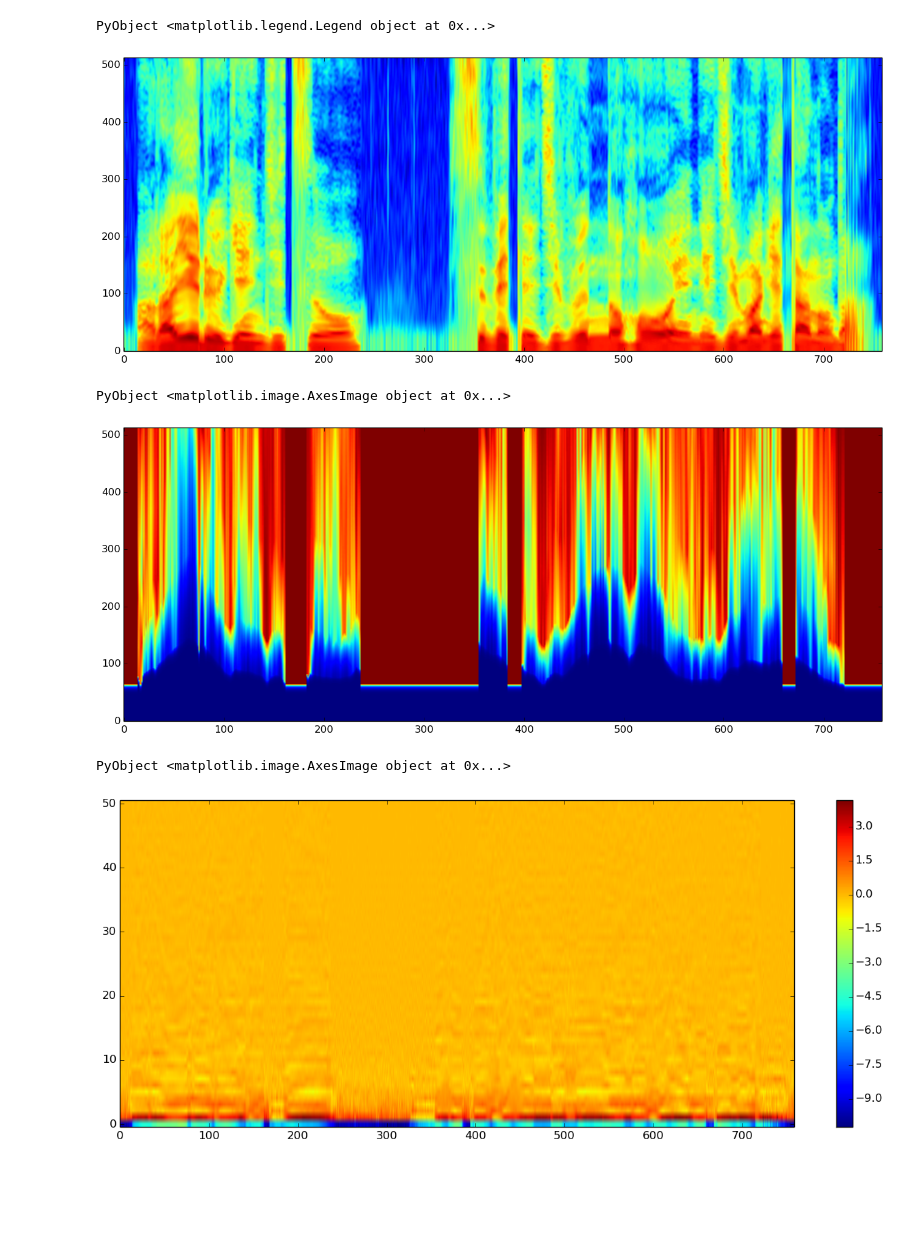
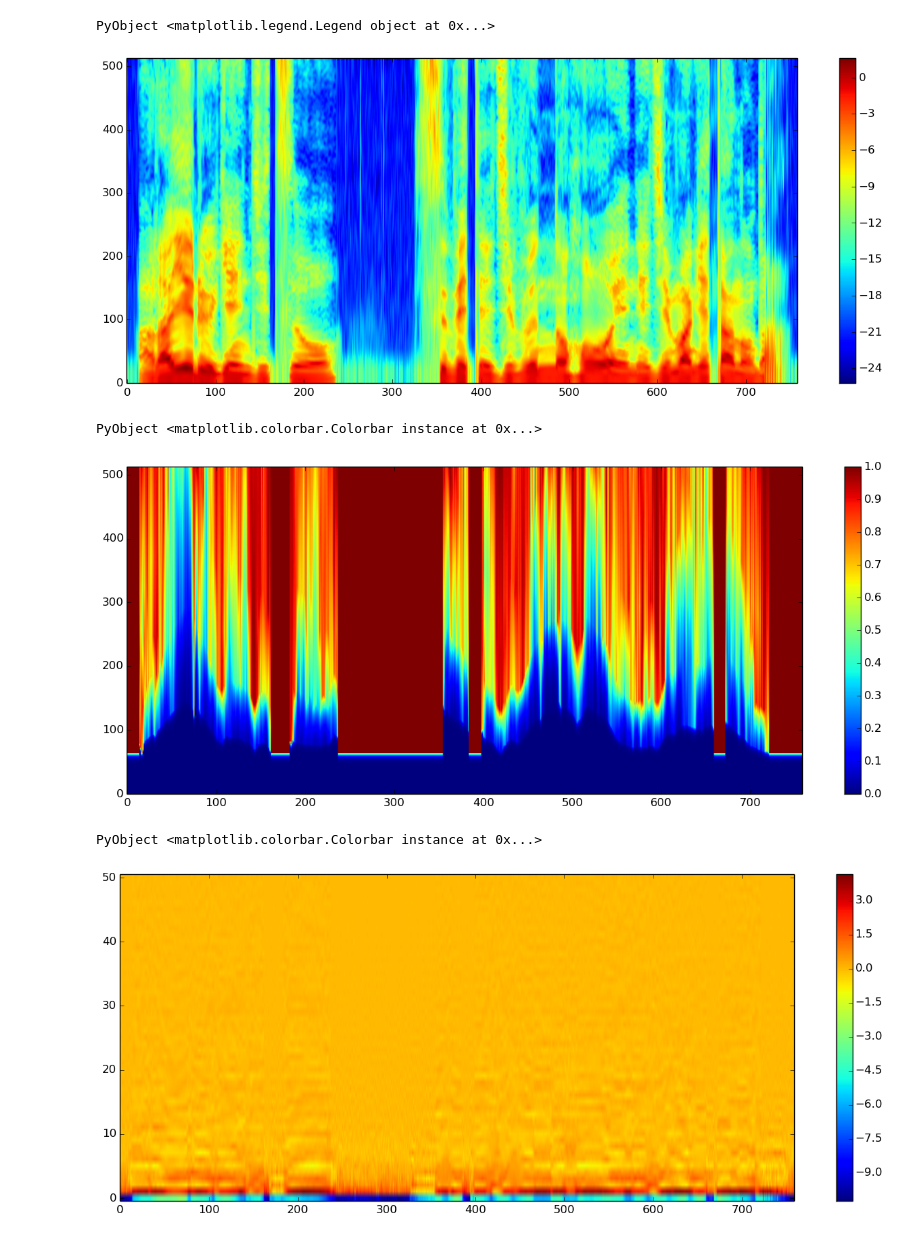
Before and after one commit to r9y9/VoiceConversion.jl, a Jupyter notebook: doc/Waveform synthesis from WORLD-based mel-cepstrum.ipynb, the cells around one changed output. Saved outputs shown, nothing was run; the diff lists cells and outputs as text; code cells hidden in the pictures; blank space fills up the shorter version.

```diff
--- a/doc/Waveform synthesis from WORLD-based mel-cepstrum.ipynb
+++ b/doc/Waveform synthesis from WORLD-based mel-cepstrum.ipynb
@@ -4,6 +7,5 @@ using PyPlot
 # %%
-using WAV
-data, fs = wavread("test.wav")
+data, fs = wavread(joinpath(Pkg.dir("VoiceConversion"), "test", "data", "test16k.wav"))
 data = vec(data) # monoral
 
 # Visualize the speech signal in time-domain
@@ -16,7 +18,5 @@ legend()
 [figure]
 PyObject <matplotlib.legend.Legend object at 0x...>
 # %%
-using WORLD
-
-w = World(fs=fs, period=5.0)
+w = World(fs, 5.0)
 # %% [output]
@@ -24,6 +24,6 @@ World(16000,5.0)
 # %%
 # Fundamental frequency (f0) estimation by DIO
-f0, timeaxis = dio1(w, data)
+f0, timeaxis = dio(w, data)
 
 figure(figsize=(16, 6), dpi=80, facecolor="w", edgecolor="k")
 plot(timeaxis, f0, label="F0 trajectory estimated by DIO")
@@ -41,22 +41,23 @@ PyObject <matplotlib.legend.Legend object at 0x...>
 # %%
 # Spectral envelope estimation by CheapTrick
 spectrogram = cheaptrick(w, data, timeaxis, f0)
 
 figure(figsize=(16, 6), dpi=80, facecolor="w", edgecolor="k")
 imshow(log(spectrogram), origin="lower", aspect="auto")
+colorbar()
 # %% [output]
-[figure, old version]
+[figure, new version]
-PyObject <matplotlib.image.AxesImage object at 0x...>
+PyObject <matplotlib.colorbar.Colorbar instance at 0x...>
 # %%
-# Aperiodicity ration
-estimation
+# Aperiodicity ration estimation
 aperiodicity = aperiodicityratio(w, data, f0, timeaxis)
 
 figure(figsize=(16, 6), dpi=80, facecolor="w", edgecolor="k")
 imshow(aperiodicity, origin="lower", aspect="auto")
+colorbar()
 # %% [output]
-[figure, old version]
+[figure, new version]
-PyObject <matplotlib.image.AxesImage object at 0x...>
+PyObject <matplotlib.colorbar.Colorbar instance at 0x...>
 # %%
 # Spectrum envelope -> Mel-Ceptrum
 using MCepAlpha
```
Also changed, not shown: parts of 8 cells of this notebook, 2 other files.
